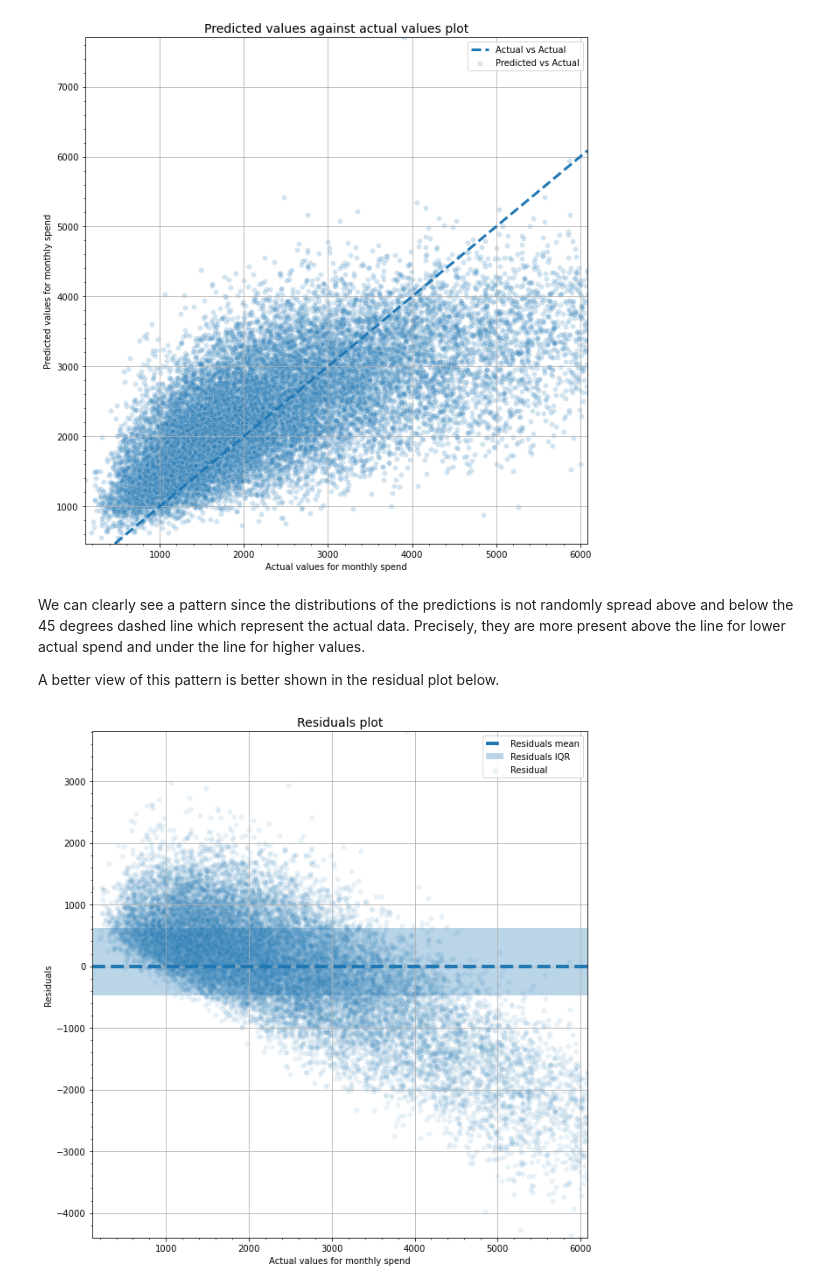
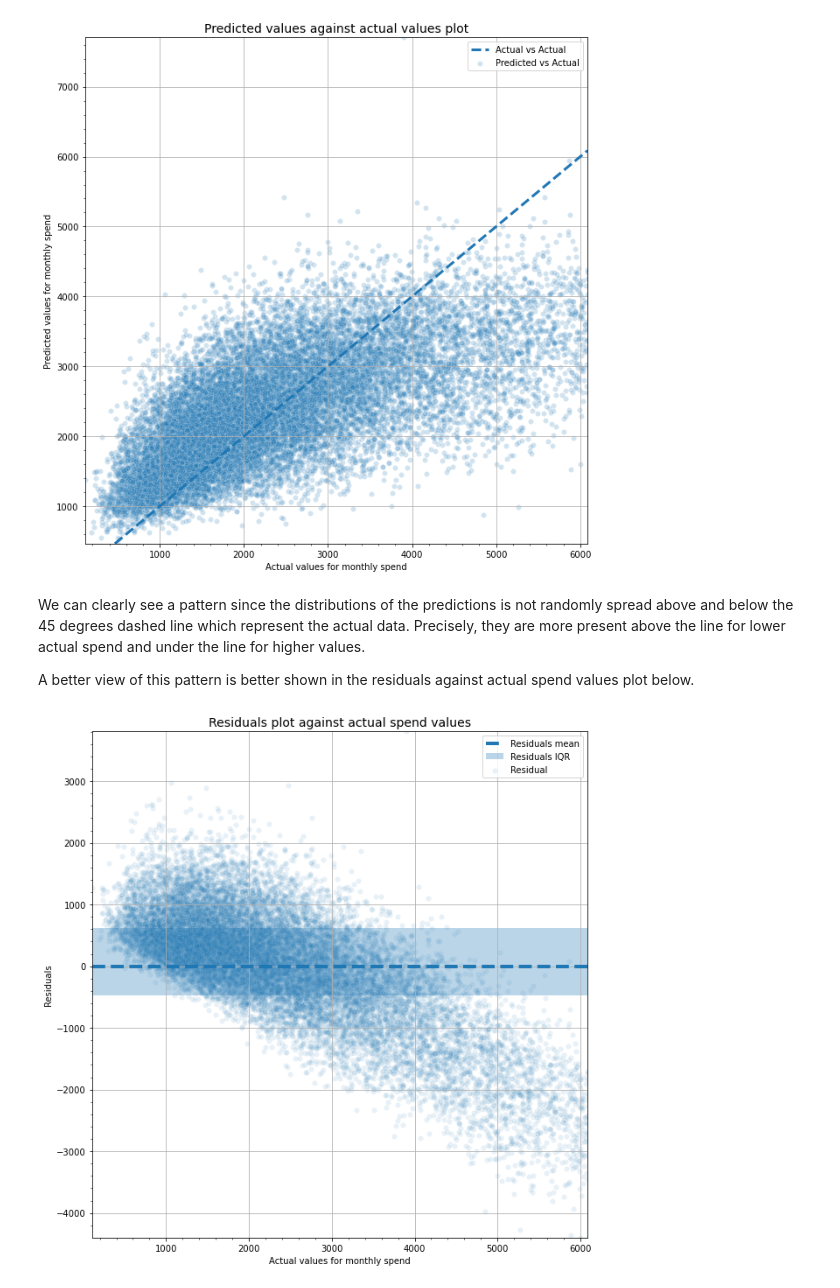
Before and after one commit to FabrizioBoffa/Profiling_the_spending_power_of_italian_families, a Jupyter notebook: Profiling_the_spending_power_of_italian_families.ipynb, the cells around one changed output. Cells and saved outputs as stored; diff of their text form; code cells hidden in the pictures.

```diff
--- a/Profiling_the_spending_power_of_italian_families.ipynb
+++ b/Profiling_the_spending_power_of_italian_families.ipynb
@@ -1276,7 +1276,7 @@ plt.show()
 # %% [markdown]
 We can clearly see a pattern since the distributions of the predictions is not randomly spread above and below the 45 degrees dashed line which represent the actual data. Precisely, they are more present above the line for lower actual spend and under the line for higher values.
 
-A better view of this pattern is better shown in the residual plot below.
+A better view of this pattern is better shown in the residuals against actual spend values plot below.
 # %%
 # Linear model 3.2 performance: using prediction error vs actual plot
 
@@ -1299,33 +1299,33 @@ sns.scatterplot(
     ax = ax,
 )
 plt.axhline(
     y = np.mean(y_error),
     ls = '--',
     label = 'Residuals mean',
     lw = 4,
 )
 
 ax.add_patch(
     Rectangle(
         (y.min(),np.quantile(y_error, 0.25)),
         y.max() - y.min(),
         np.quantile(y_error, 0.75) - np.quantile(y_error, 0.25),
         alpha = 0.3,
         label = 'Residuals IQR'
     ),
 )
 
 plt.xlim(y.min(), y.max())
 plt.ylim(y_error.min(), y_error.max())
 plt.legend()
-plt.title('Residuals plot', size = 14)
+plt.title('Residuals plot against actual spend values', size = 14)
 plt.xlabel('Actual values for monthly spend')
 plt.ylabel('Residuals')
 plt.grid()
 plt.minorticks_on()
 
 
 plt.show()
 # %% [output]
-[figure, old version]
+[figure, new version]
 # %% [markdown]
```
Also changed, not shown: parts of 12 cells of this notebook.
